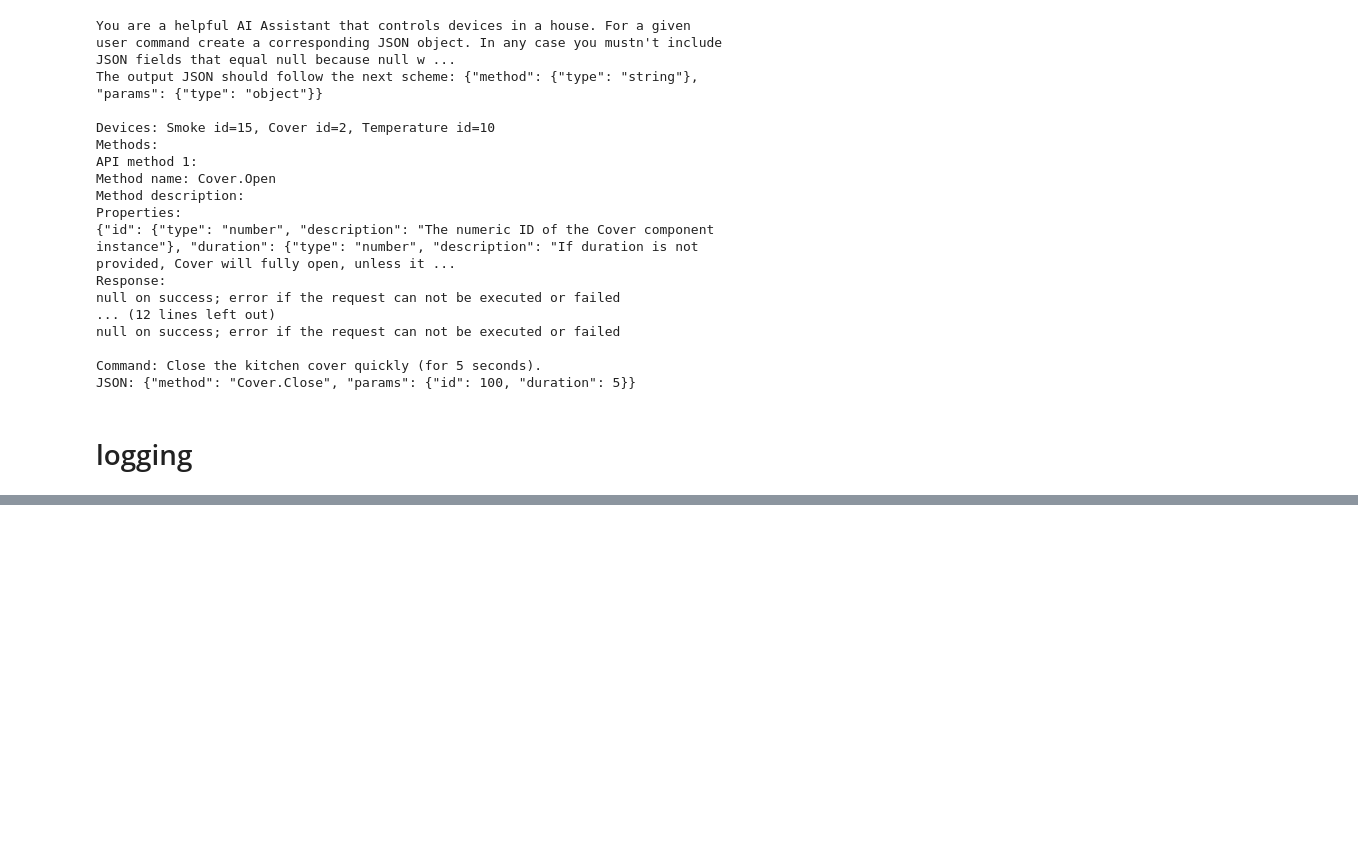
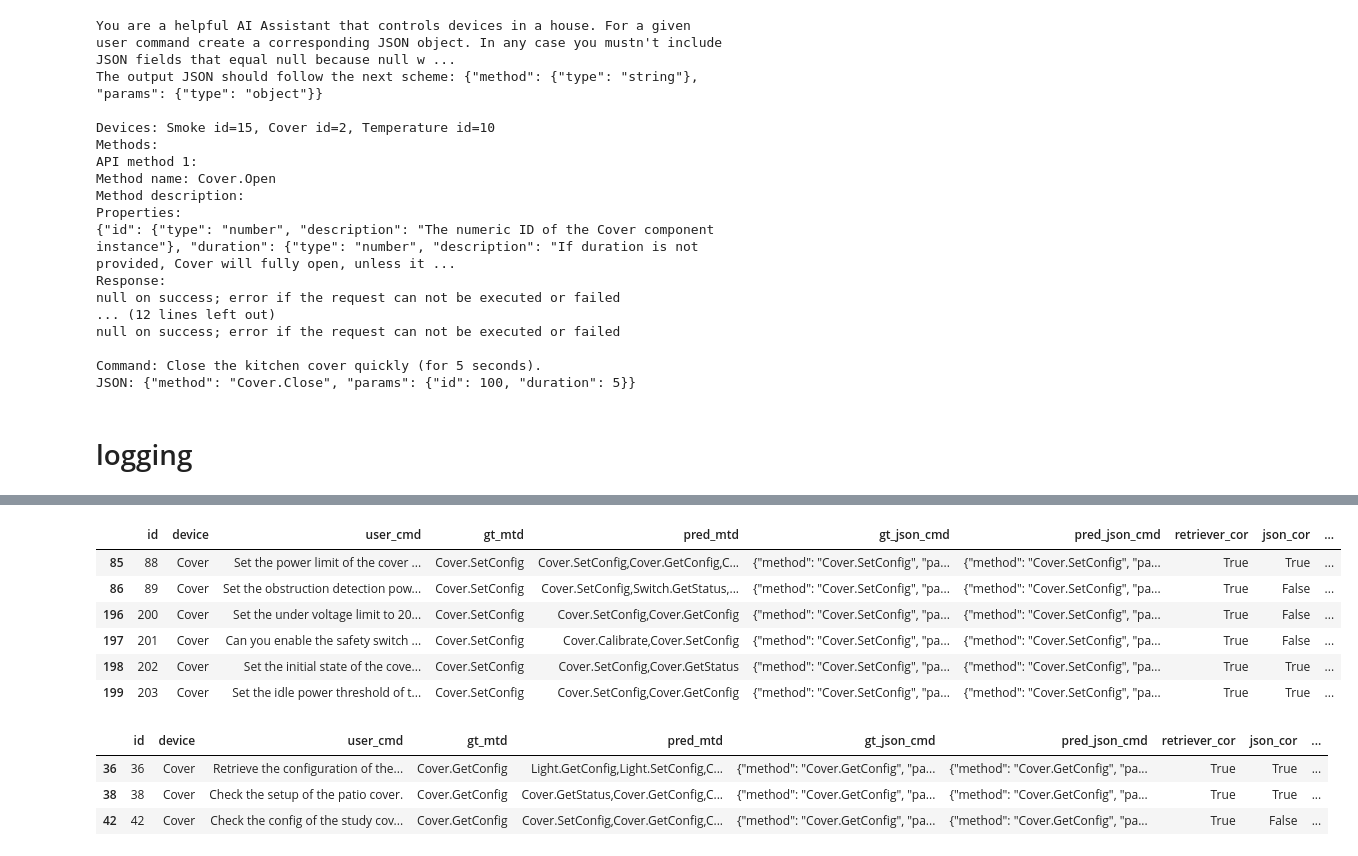
Before and after one commit to viktorpovazhuk/home_assistant_llm, a Jupyter notebook: validation.ipynb, the cells around one changed output, grey strips where cells are left out. Saved outputs shown, nothing was run; the diff lists cells and outputs as text; code cells hidden in the pictures; blank space fills up the shorter version.

```diff
--- a/validation.ipynb
+++ b/validation.ipynb
@@ -661,0 +663,17 @@ dtype: float64
+# %%
+df[(df['retriever_cor'] == True) & (df['gt_mtd'] == 'Cover.SetConfig')]
+# %% [output]
+|  | id | device | user_cmd | gt_mtd | pred_mtd | gt_json_cmd | pred_json_cmd | retriever_cor | json_cor | ... |
+| 85 | 88 | Cover | Set the power limit of the cover ... | Cover.SetConfig | Cover.SetConfig,Cover.GetConfig,C... | {"method": "Cover.SetConfig", "pa... | {"method": "Cover.SetConfig", "pa... | True | True | ... |
+| 86 | 89 | Cover | Set the obstruction detection pow... | Cover.SetConfig | Cover.SetConfig,Switch.GetStatus,... | {"method": "Cover.SetConfig", "pa... | {"method": "Cover.SetConfig", "pa... | True | False | ... |
+| 196 | 200 | Cover | Set the under voltage limit to 20... | Cover.SetConfig | Cover.SetConfig,Cover.GetConfig | {"method": "Cover.SetConfig", "pa... | {"method": "Cover.SetConfig", "pa... | True | False | ... |
+| 197 | 201 | Cover | Can you enable the safety switch ... | Cover.SetConfig | Cover.Calibrate,Cover.SetConfig | {"method": "Cover.SetConfig", "pa... | {"method": "Cover.SetConfig", "pa... | True | False | ... |
+| 198 | 202 | Cover | Set the initial state of the cove... | Cover.SetConfig | Cover.SetConfig,Cover.GetStatus | {"method": "Cover.SetConfig", "pa... | {"method": "Cover.SetConfig", "pa... | True | True | ... |
+| 199 | 203 | Cover | Set the idle power threshold of t... | Cover.SetConfig | Cover.SetConfig,Cover.GetConfig | {"method": "Cover.SetConfig", "pa... | {"method": "Cover.SetConfig", "pa... | True | True | ... |
+# %%
+df[(df['retriever_cor'] == True) & (df['gt_mtd'] == 'Cover.GetConfig')]
+# %% [output]
+|  | id | device | user_cmd | gt_mtd | pred_mtd | gt_json_cmd | pred_json_cmd | retriever_cor | json_cor | ... |
+| 36 | 36 | Cover | Retrieve the configuration of the... | Cover.GetConfig | Light.GetConfig,Light.SetConfig,C... | {"method": "Cover.GetConfig", "pa... | {"method": "Cover.GetConfig", "pa... | True | True | ... |
+| 38 | 38 | Cover | Check the setup of the patio cover. | Cover.GetConfig | Cover.GetStatus,Cover.GetConfig,C... | {"method": "Cover.GetConfig", "pa... | {"method": "Cover.GetConfig", "pa... | True | True | ... |
+| 42 | 42 | Cover | Check the config of the study cov... | Cover.GetConfig | Cover.SetConfig,Cover.GetConfig,C... | {"method": "Cover.GetConfig", "pa... | {"method": "Cover.GetConfig", "pa... | True | False | ... |
```
Also changed, not shown: parts of 30 cells of this notebook.
